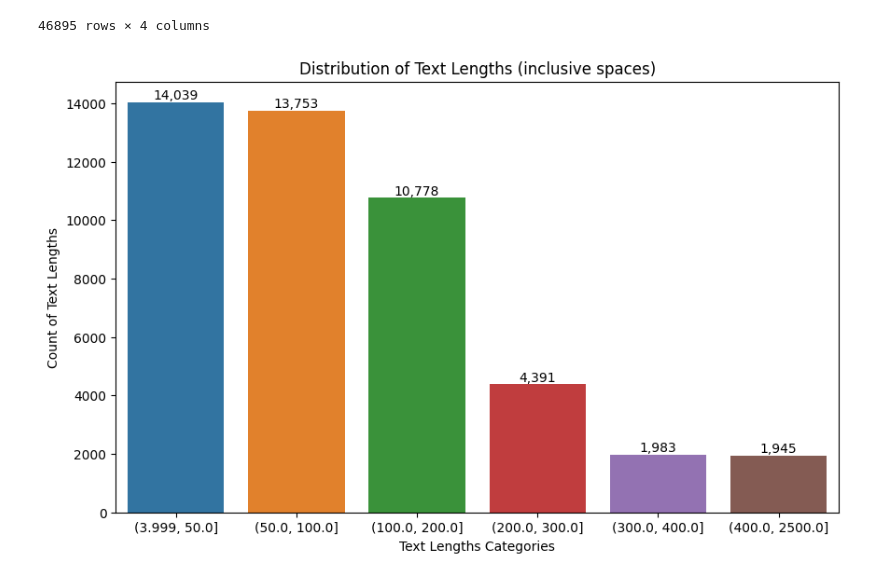
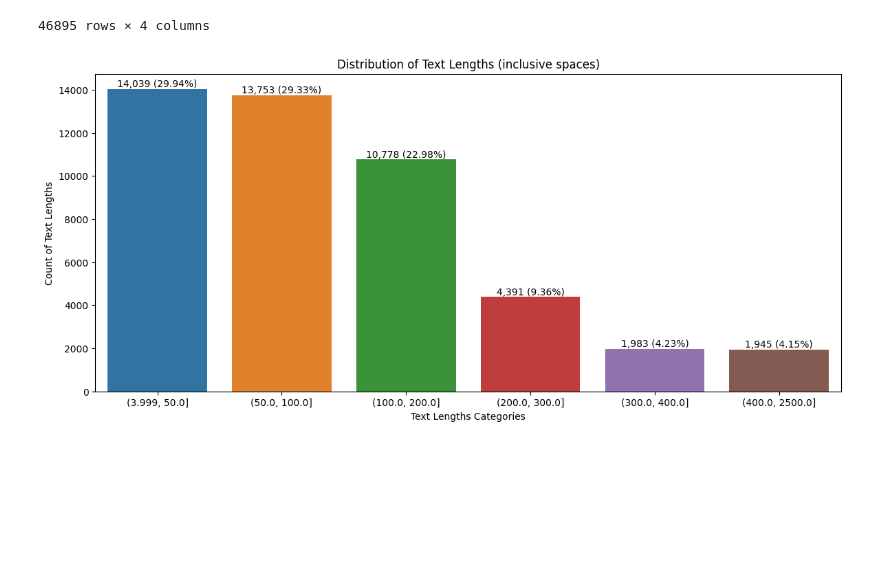
Before and after one commit to eliasmarcon/nlp_projekt, a Jupyter notebook: src/00_EDA.ipynb, the cells around one changed output. Cells and saved outputs as stored; diff of their text form; code cells hidden in the pictures; blank space fills up the shorter version.

```diff
--- a/src/00_EDA.ipynb
+++ b/src/00_EDA.ipynb
@@ -237,12 +237,12 @@ df_combine['label'] = df_combine['label'].astype('category')
 plt.figure(figsize=(10, 6))
 sns.countplot(x = 'label', data = df_combine)
 plt.title('Distribution of Labels')
-plt.ylabel('Count of Labels')
+plt.ylabel('Amount of Labels')
 
 # show the values on the bars and format the number
 for i in range(2):
     count = df_combine['label'].value_counts().values[i]
-    plt.text(i, count, f"{count:,}", ha = 'center', va = 'bottom', fontsize = 10)
+    plt.text(i, count, f"{count:,} ({round( (count / len(df_combine['label']) * 100), 2)}%)", ha = 'center', va = 'bottom', fontsize = 10)
 
 plt.show()
 # %% [output]
@@ -283,17 +283,17 @@ df_combine
 46895 rows × 4 columns
 # %%
 # plotting the distribution of the text lengths
-plt.figure(figsize=(10, 6))
+plt.figure(figsize=(14, 6))
 sns.countplot(x = 'text_lengths_cat', data = df_combine)
 plt.title('Distribution of Text Lengths (inclusive spaces)')
 plt.xlabel('Text Lengths Categories')
 plt.ylabel('Count of Text Lengths')
 
 # show the values on the bars and format the number
 for i in range(6):
     count = df_combine['text_lengths_cat'].value_counts().values[i]
-    plt.text(i, count, f"{count:,}", ha = 'center', va = 'bottom', fontsize = 10)
+    plt.text(i, count, f"{count:,} ({round( (count / len(df_combine['label']) * 100), 2)}%)", ha = 'center', va = 'bottom', fontsize = 10)
 
 plt.show()
 # %% [output]
-[figure, old version]
+[figure, new version]
```
Also changed, not shown: parts of 1 cell of this notebook, 4 other files.
